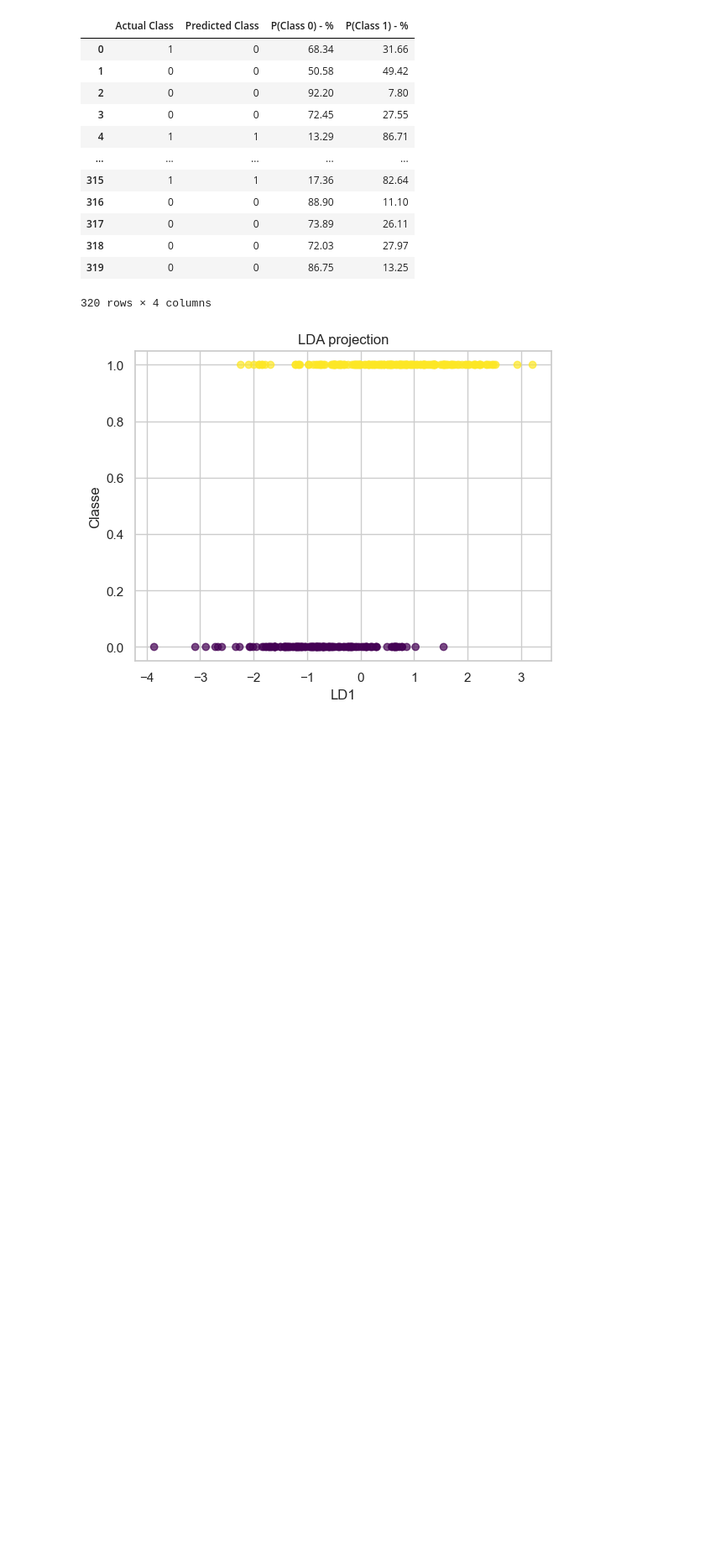
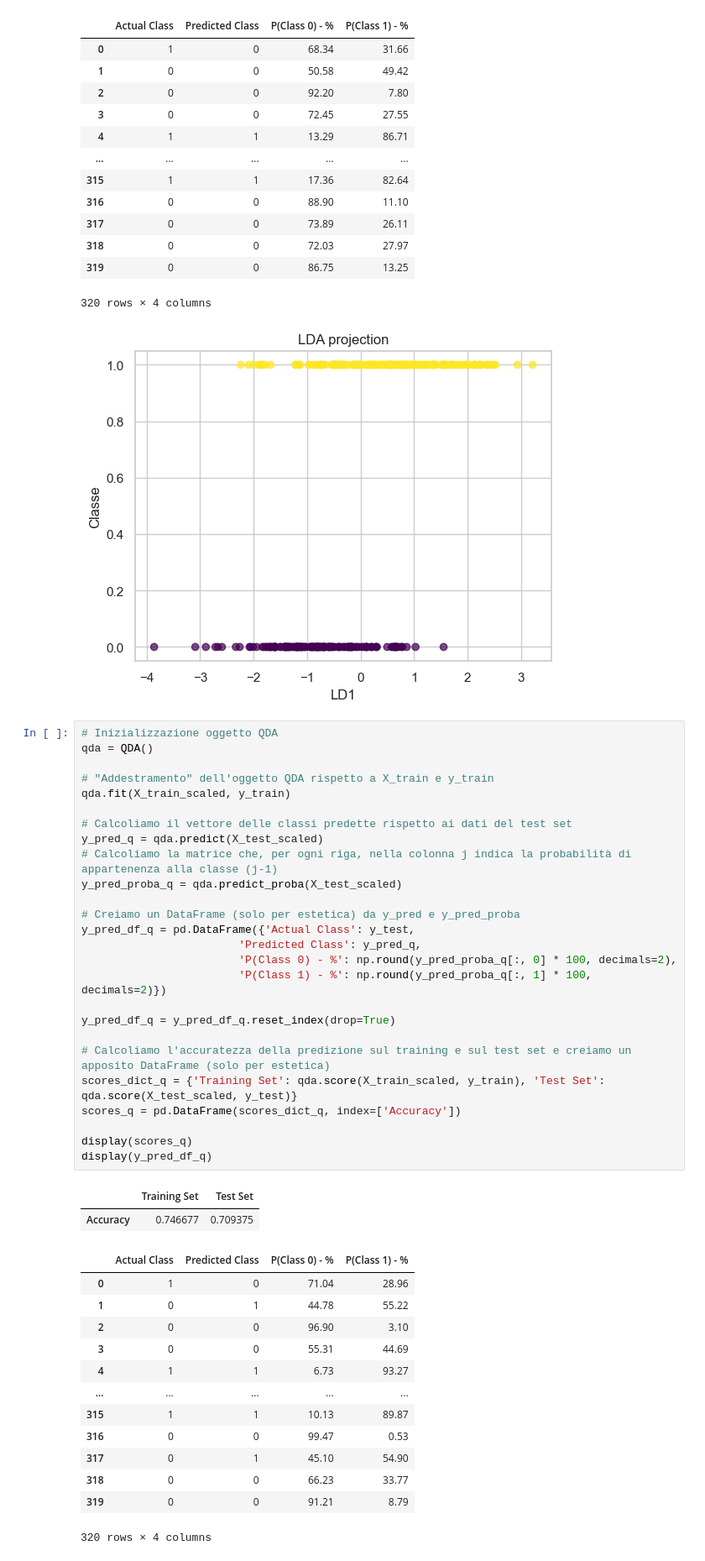
Before and after one commit to frameleee/progetto-MIA, a Jupyter notebook: notebooks/eda.ipynb, the cells around one changed output. Shown at 84% size. Saved outputs shown, nothing was run; the diff lists cells and outputs as text; blank space fills up the shorter version.

```diff
--- a/notebooks/eda.ipynb
+++ b/notebooks/eda.ipynb
@@ -360,3 +360,45 @@ plt.show()
 | 319 | 0 | 0 | 86.75 | 13.25 |
 320 rows × 4 columns
 [figure]
+# %%
+# Inizializzazione oggetto QDA
+qda = QDA()
+
+# "Addestramento" dell'oggetto QDA rispetto a X_train e y_train
+qda.fit(X_train_scaled, y_train)
+
+# Calcoliamo il vettore delle classi predette rispetto ai dati del test set
+y_pred_q = qda.predict(X_test_scaled)
+# Calcoliamo la matrice che, per ogni riga, nella colonna j indica la probabilità di appartenenza alla classe (j-1)
+y_pred_proba_q = qda.predict_proba(X_test_scaled)
+
+# Creiamo un DataFrame (solo per estetica) da y_pred e y_pred_proba
+y_pred_df_q = pd.DataFrame({'Actual Class': y_test,
+                        'Predicted Class': y_pred_q,
+                        'P(Class 0) - %': np.round(y_pred_proba_q[:, 0] * 100, decimals=2),
+                        'P(Class 1) - %': np.round(y_pred_proba_q[:, 1] * 100, decimals=2)})
+
+y_pred_df_q = y_pred_df_q.reset_index(drop=True)
+
+# Calcoliamo l'accuratezza della predizione sul training e sul test set e creiamo un apposito DataFrame (solo per estetica)
+scores_dict_q = {'Training Set': qda.score(X_train_scaled, y_train), 'Test Set': qda.score(X_test_scaled, y_test)}
+scores_q = pd.DataFrame(scores_dict_q, index=['Accuracy'])
+
+display(scores_q)
+display(y_pred_df_q)
+# %% [output]
+|  | Training Set | Test Set |
+| Accuracy | 0.746677 | 0.709375 |
+|  | Actual Class | Predicted Class | P(Class 0) - % | P(Class 1) - % |
+| 0 | 1 | 0 | 71.04 | 28.96 |
+| 1 | 0 | 1 | 44.78 | 55.22 |
+| 2 | 0 | 0 | 96.90 | 3.10 |
+| 3 | 0 | 0 | 55.31 | 44.69 |
+| 4 | 1 | 1 | 6.73 | 93.27 |
+| ... | ... | ... | ... | ... |
+| 315 | 1 | 1 | 10.13 | 89.87 |
+| 316 | 0 | 0 | 99.47 | 0.53 |
+| 317 | 0 | 1 | 45.10 | 54.90 |
+| 318 | 0 | 0 | 66.23 | 33.77 |
+| 319 | 0 | 0 | 91.21 | 8.79 |
+320 rows × 4 columns
```
Also changed, not shown: parts of 3 cells of this notebook.
